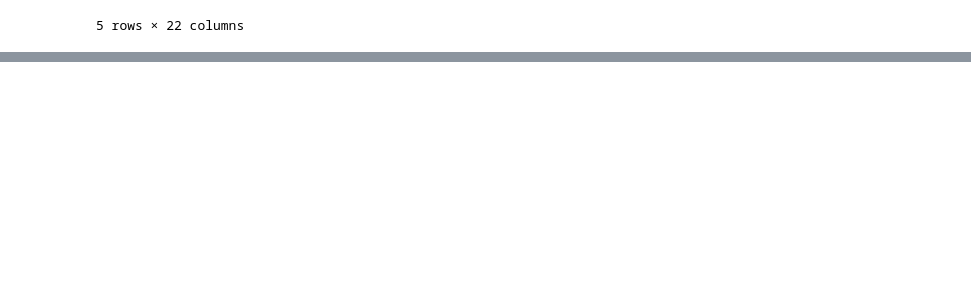
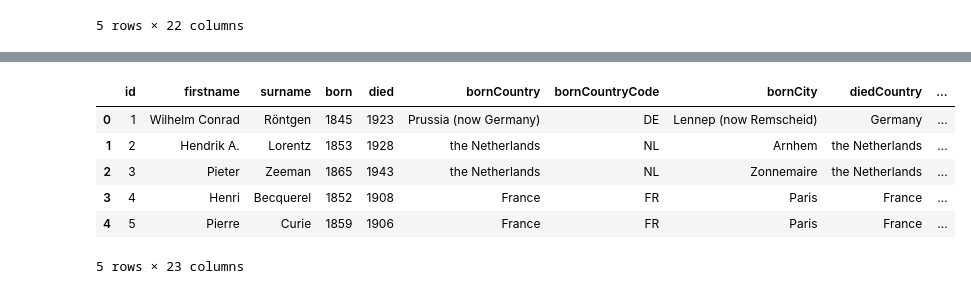
Before and after one commit to iryna-savchuk/DV_project, a Jupyter notebook: Nobel_Prizes_Data_Visualization.ipynb, the cells around one changed output, grey strips where cells are left out. Cells and saved outputs as stored; diff of their text form; code cells hidden in the pictures; blank space fills up the shorter version.

```diff
--- a/Nobel_Prizes_Data_Visualization.ipynb
+++ b/Nobel_Prizes_Data_Visualization.ipynb
@@ -82,0 +188,10 @@ df_merged.head()
+# %%
+df_merged.head()
+# %% [output]
+|  | id | firstname | surname | born | died | bornCountry | bornCountryCode | bornCity | diedCountry | ... |
+| 0 | 1 | Wilhelm Conrad | Röntgen | 1845 | 1923 | Prussia (now Germany) | DE | Lennep (now Remscheid) | Germany | ... |
+| 1 | 2 | Hendrik A. | Lorentz | 1853 | 1928 | the Netherlands | NL | Arnhem | the Netherlands | ... |
+| 2 | 3 | Pieter | Zeeman | 1865 | 1943 | the Netherlands | NL | Zonnemaire | the Netherlands | ... |
+| 3 | 4 | Henri | Becquerel | 1852 | 1908 | France | FR | Paris | France | ... |
+| 4 | 5 | Pierre | Curie | 1859 | 1906 | France | FR | Paris | France | ... |
+5 rows × 23 columns
```
Also changed, not shown: parts of 24 cells of this notebook.
